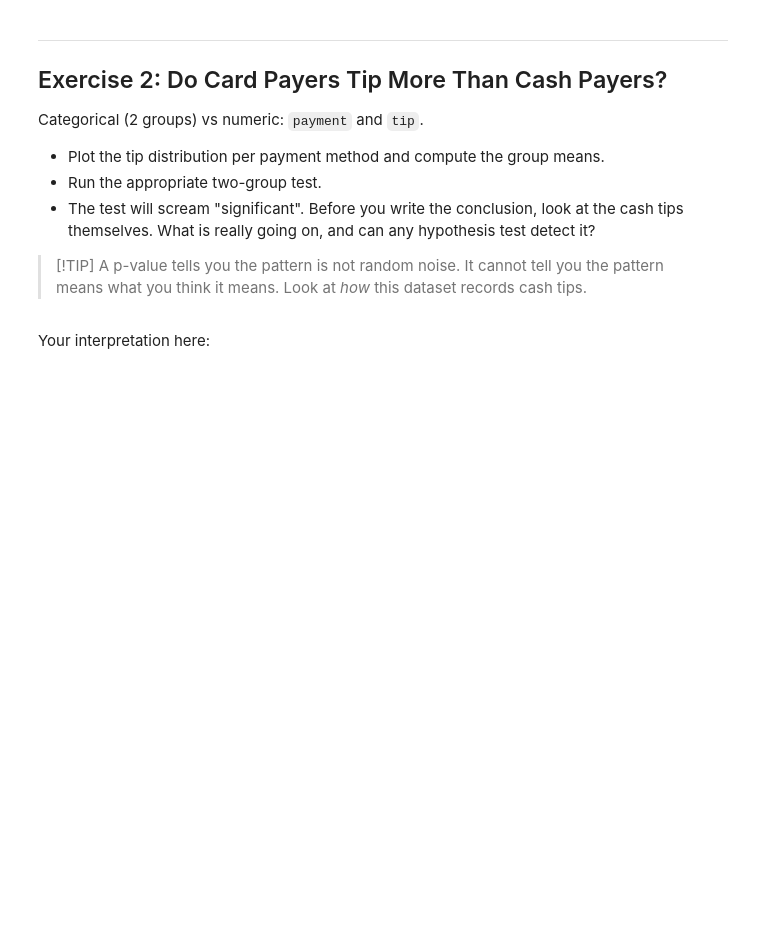
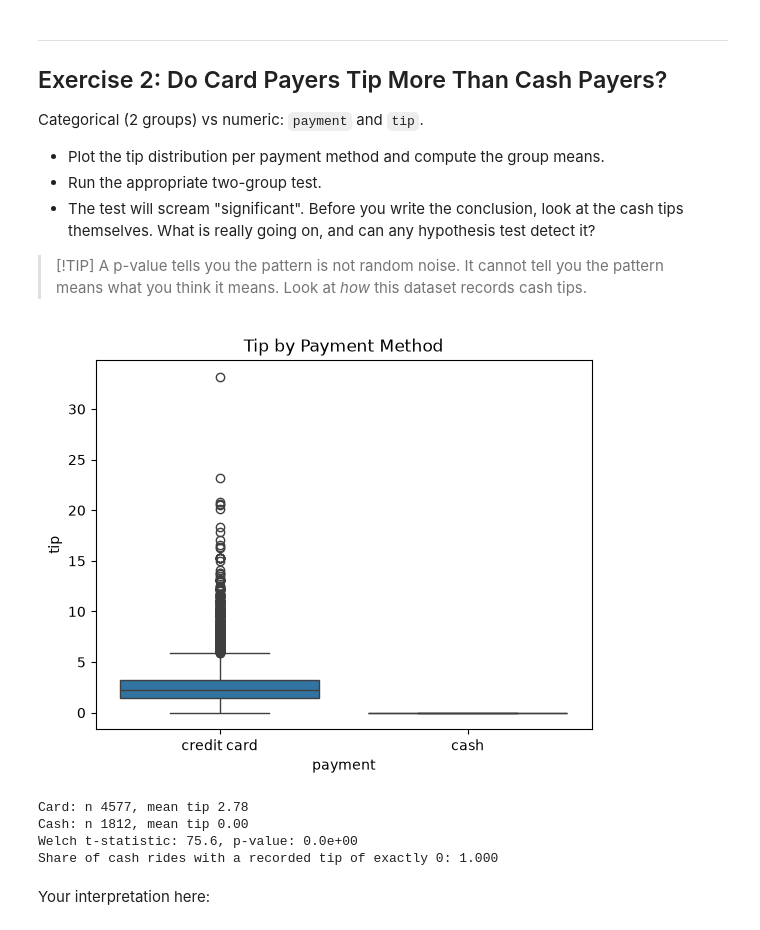
Before and after one commit to TypsonRS/ds-hypothesis-testingKSD, a Jupyter notebook: 5_hypothesis_testing_for_eda_exercise.ipynb, the cells around one changed output. Cells and saved outputs as stored; diff of their text form; code cells hidden in the pictures; blank space fills up the shorter version.

```diff
--- a/5_hypothesis_testing_for_eda_exercise.ipynb
+++ b/5_hypothesis_testing_for_eda_exercise.ipynb
@@ -60,3 +78,27 @@ Categorical (2 groups) vs numeric: `payment` and `tip`.
+# %%
+# Your code here
+paid = df.dropna(subset=["payment"])
+card = paid[paid["payment"] == "credit card"]["tip"]
+cash = paid[paid["payment"] == "cash"]["tip"]
+
+sns.boxplot(data=paid, x="payment", y="tip")
+plt.title("Tip by Payment Method")
+plt.show()
+
+print(f"Card: n {len(card)}, mean tip {card.mean():.2f}")
+print(f"Cash: n {len(cash)}, mean tip {cash.mean():.2f}")
+
+t_stat, p_value = stats.ttest_ind(card, cash, equal_var=False)
+print(f"Welch t-statistic: {t_stat:.1f}, p-value: {p_value:.1e}")
+
+# The step that saves the analysis: look at the raw cash tips
+print(f"Share of cash rides with a recorded tip of exactly 0: {(cash == 0).mean():.3f}")
+# %% [output]
+[figure, added]
+Card: n 4577, mean tip 2.78
+Cash: n 1812, mean tip 0.00
+Welch t-statistic: 75.6, p-value: 0.0e+00
+Share of cash rides with a recorded tip of exactly 0: 1.000
 # %% [markdown]
 Your interpretation here:
 # %% [markdown]
```
Also changed, not shown: parts of 11 cells of this notebook, 7 other files.
